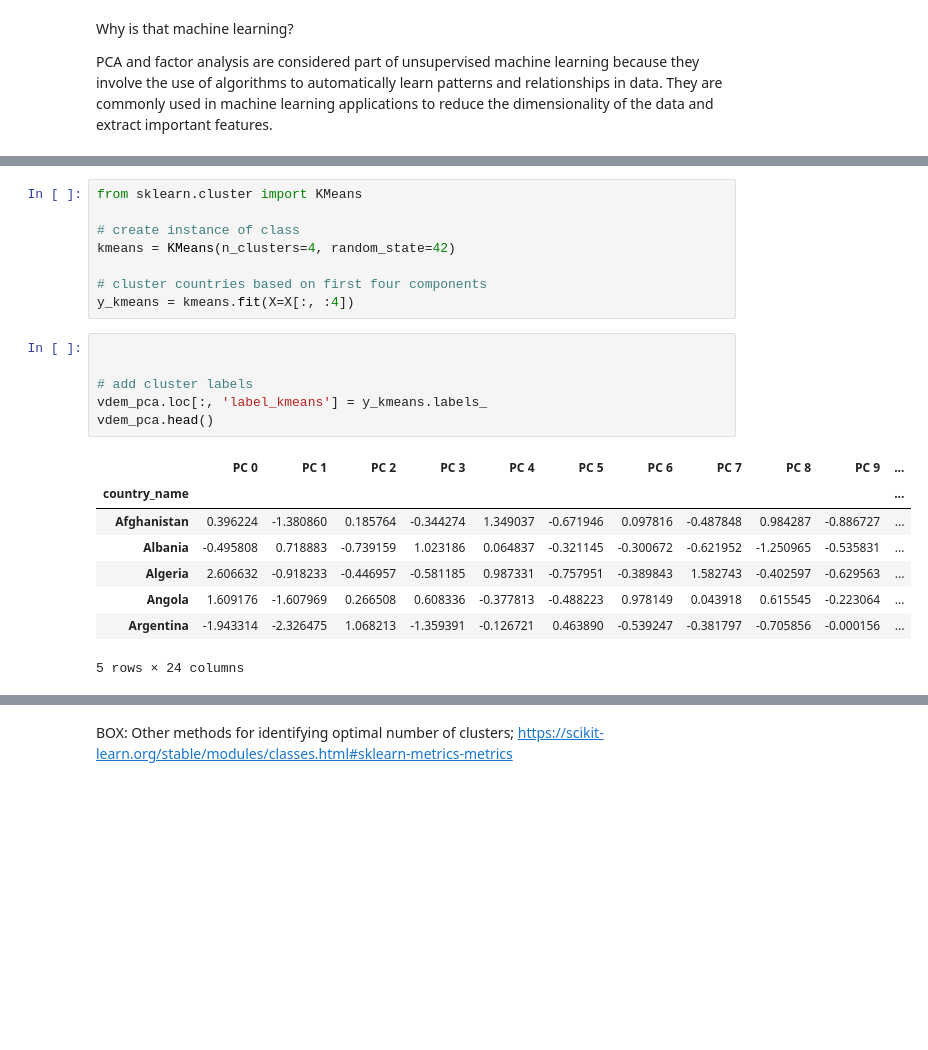
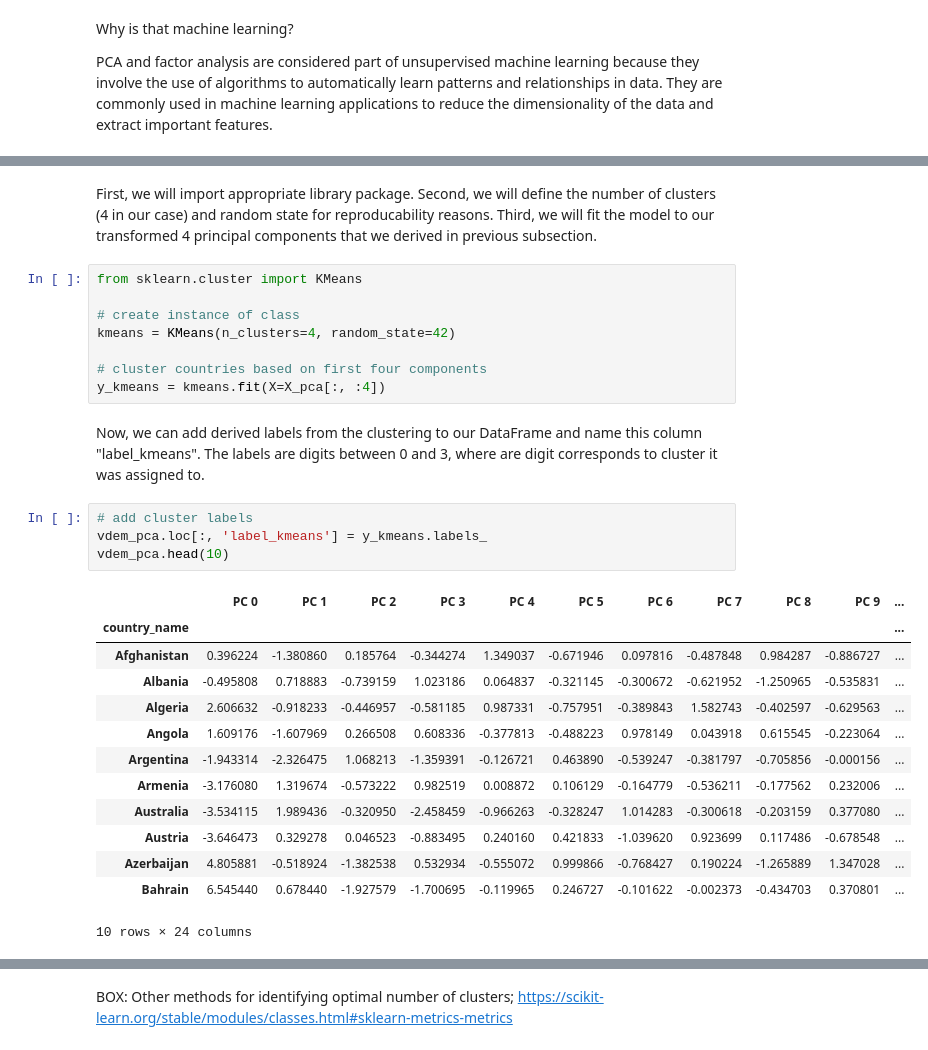
Before and after one commit to gesiscss/css_methods_python, a Jupyter notebook: d_data_analysis_methods/3_unsupervised_machine_learning.ipynb, the cells around one changed output, grey strips where cells are left out. Drawn from its saved outputs; the diff is of its cells as text; blank space fills up the shorter version.

```diff
--- a/d_data_analysis_methods/3_unsupervised_machine_learning.ipynb
+++ b/d_data_analysis_methods/3_unsupervised_machine_learning.ipynb
@@ -577,23 +577,30 @@ ADD: Silhouette score to find optimal number of clusters: https://scikit-learn.o
-# %%
-from sklearn.cluster import KMeans
-
-# create instance of class
-kmeans = KMeans(n_clusters=4, random_state=42)
-
-# cluster countries based on first four components
-y_kmeans = kmeans.fit(X=X[:, :4])
+# %% [markdown]
+First, we will import appropriate library package. Second, we will define the number of clusters (4 in our case) and random state for reproducability reasons. Third, we will fit the model to our transformed 4 principal components that we derived in previous subsection.
+# %%
+from sklearn.cluster import KMeans
+
+# create instance of class
+kmeans = KMeans(n_clusters=4, random_state=42)
+
+# cluster countries based on first four components
+y_kmeans = kmeans.fit(X=X_pca[:, :4])
+# %% [markdown]
+Now, we can add derived labels from the clustering to our DataFrame and name this column "label_kmeans". The labels are digits between 0 and 3, where are digit corresponds to cluster it was assigned to.
 # %%
-
-
 # add cluster labels
 vdem_pca.loc[:, 'label_kmeans'] = y_kmeans.labels_
-vdem_pca.head()
+vdem_pca.head(10)
 # %% [output]
 |  | PC 0 | PC 1 | PC 2 | PC 3 | PC 4 | PC 5 | PC 6 | PC 7 | PC 8 | PC 9 | ... |
 | country_name |  |  |  |  |  |  |  |  |  |  | ... |
 | Afghanistan | 0.396224 | -1.380860 | 0.185764 | -0.344274 | 1.349037 | -0.671946 | 0.097816 | -0.487848 | 0.984287 | -0.886727 | ... |
 | Albania | -0.495808 | 0.718883 | -0.739159 | 1.023186 | 0.064837 | -0.321145 | -0.300672 | -0.621952 | -1.250965 | -0.535831 | ... |
 | Algeria | 2.606632 | -0.918233 | -0.446957 | -0.581185 | 0.987331 | -0.757951 | -0.389843 | 1.582743 | -0.402597 | -0.629563 | ... |
 | Angola | 1.609176 | -1.607969 | 0.266508 | 0.608336 | -0.377813 | -0.488223 | 0.978149 | 0.043918 | 0.615545 | -0.223064 | ... |
 | Argentina | -1.943314 | -2.326475 | 1.068213 | -1.359391 | -0.126721 | 0.463890 | -0.539247 | -0.381797 | -0.705856 | -0.000156 | ... |
+| Armenia | -3.176080 | 1.319674 | -0.573222 | 0.982519 | 0.008872 | 0.106129 | -0.164779 | -0.536211 | -0.177562 | 0.232006 | ... |
+| Australia | -3.534115 | 1.989436 | -0.320950 | -2.458459 | -0.966263 | -0.328247 | 1.014283 | -0.300618 | -0.203159 | 0.377080 | ... |
+| Austria | -3.646473 | 0.329278 | 0.046523 | -0.883495 | 0.240160 | 0.421833 | -1.039620 | 0.923699 | 0.117486 | -0.678548 | ... |
+| Azerbaijan | 4.805881 | -0.518924 | -1.382538 | 0.532934 | -0.555072 | 0.999866 | -0.768427 | 0.190224 | -1.265889 | 1.347028 | ... |
+| Bahrain | 6.545440 | 0.678440 | -1.927579 | -1.700695 | -0.119965 | 0.246727 | -0.101622 | -0.002373 | -0.434703 | 0.370801 | ... |
-5 rows × 24 columns
+10 rows × 24 columns
```
Also changed, not shown: parts of 12 cells of this notebook.
